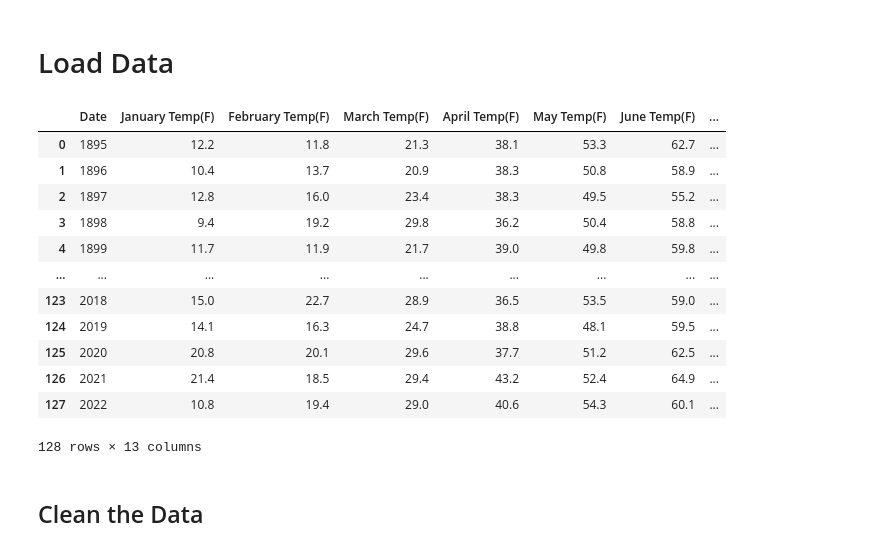
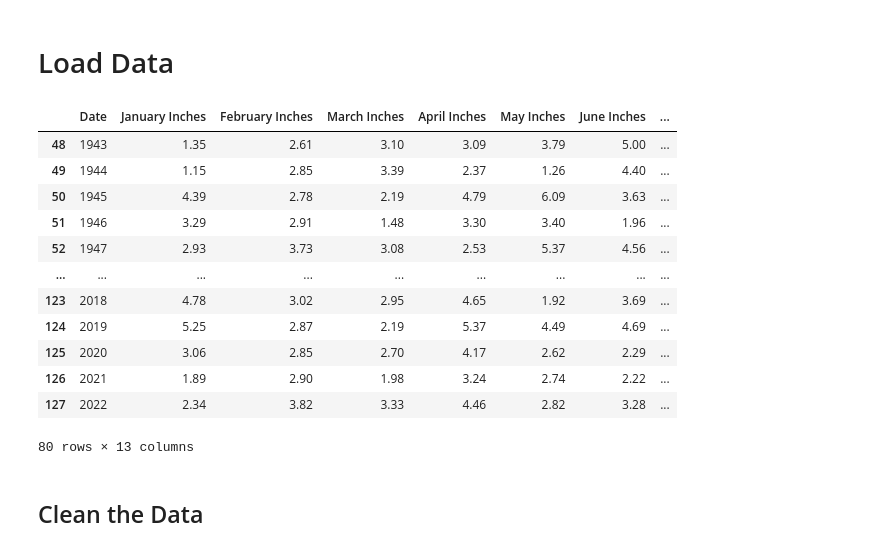
Before and after one commit to CameronChadwick/maine_climate, a Jupyter notebook: maine_climate.ipynb, the cells around one changed output. Drawn from its saved outputs; the diff is of its cells as text; code cells hidden in the pictures.

```diff
--- a/maine_climate.ipynb
+++ b/maine_climate.ipynb
@@ -12,24 +12,24 @@ import math
 # %%
 prcp_url = "https://raw.githubusercontent.com/CameronChadwick/maine_climate/main/Cameron%20Chadwick%20-%20All_Months_PCP_1895_2022_1.csv"
 temp_url = "https://raw.githubusercontent.com/CameronChadwick/maine_climate/main/Cameron%20Chadwick%20-%20All_Months_Temp_1895_2022.csv"
 
 prcp_df = pd.read_csv(prcp_url)
 temp_df = pd.read_csv(temp_url)
-temp_df
+prcp_df.tail(80)
 # %% [output]
-|  | Date | January Temp(F) | February Temp(F) | March Temp(F) | April Temp(F) | May Temp(F) | June Temp(F) | ... |
-| 0 | 1895 | 12.2 | 11.8 | 21.3 | 38.1 | 53.3 | 62.7 | ... |
-| 1 | 1896 | 10.4 | 13.7 | 20.9 | 38.3 | 50.8 | 58.9 | ... |
-| 2 | 1897 | 12.8 | 16.0 | 23.4 | 38.3 | 49.5 | 55.2 | ... |
-| 3 | 1898 | 9.4 | 19.2 | 29.8 | 36.2 | 50.4 | 58.8 | ... |
-| 4 | 1899 | 11.7 | 11.9 | 21.7 | 39.0 | 49.8 | 59.8 | ... |
+|  | Date | January Inches | February Inches | March Inches | April Inches | May Inches | June Inches | ... |
+| 48 | 1943 | 1.35 | 2.61 | 3.10 | 3.09 | 3.79 | 5.00 | ... |
+| 49 | 1944 | 1.15 | 2.85 | 3.39 | 2.37 | 1.26 | 4.40 | ... |
+| 50 | 1945 | 4.39 | 2.78 | 2.19 | 4.79 | 6.09 | 3.63 | ... |
+| 51 | 1946 | 3.29 | 2.91 | 1.48 | 3.30 | 3.40 | 1.96 | ... |
+| 52 | 1947 | 2.93 | 3.73 | 3.08 | 2.53 | 5.37 | 4.56 | ... |
 | ... | ... | ... | ... | ... | ... | ... | ... | ... |
-| 123 | 2018 | 15.0 | 22.7 | 28.9 | 36.5 | 53.5 | 59.0 | ... |
-| 124 | 2019 | 14.1 | 16.3 | 24.7 | 38.8 | 48.1 | 59.5 | ... |
-| 125 | 2020 | 20.8 | 20.1 | 29.6 | 37.7 | 51.2 | 62.5 | ... |
-| 126 | 2021 | 21.4 | 18.5 | 29.4 | 43.2 | 52.4 | 64.9 | ... |
-| 127 | 2022 | 10.8 | 19.4 | 29.0 | 40.6 | 54.3 | 60.1 | ... |
+| 123 | 2018 | 4.78 | 3.02 | 2.95 | 4.65 | 1.92 | 3.69 | ... |
+| 124 | 2019 | 5.25 | 2.87 | 2.19 | 5.37 | 4.49 | 4.69 | ... |
+| 125 | 2020 | 3.06 | 2.85 | 2.70 | 4.17 | 2.62 | 2.29 | ... |
+| 126 | 2021 | 1.89 | 2.90 | 1.98 | 3.24 | 2.74 | 2.22 | ... |
+| 127 | 2022 | 2.34 | 3.82 | 3.33 | 4.46 | 2.82 | 3.28 | ... |
-128 rows × 13 columns
+80 rows × 13 columns
 # %% [markdown]
 ## Clean the Data
 # %%
```
Also changed, not shown: parts of 9 cells of this notebook.
